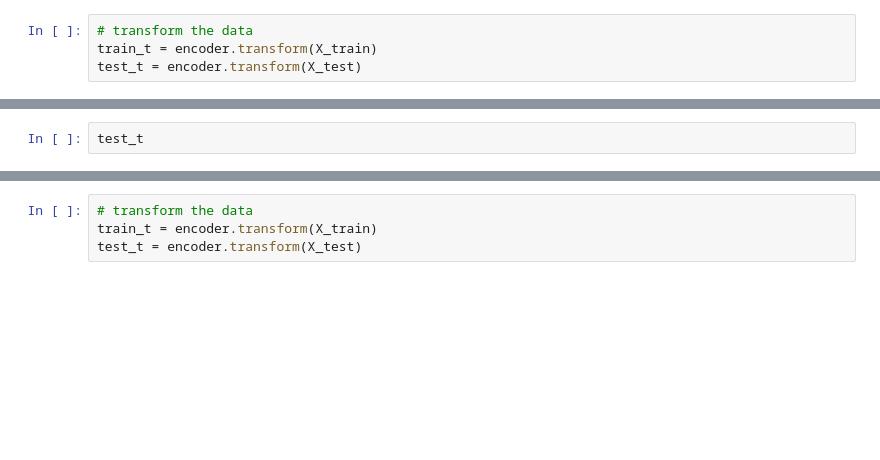
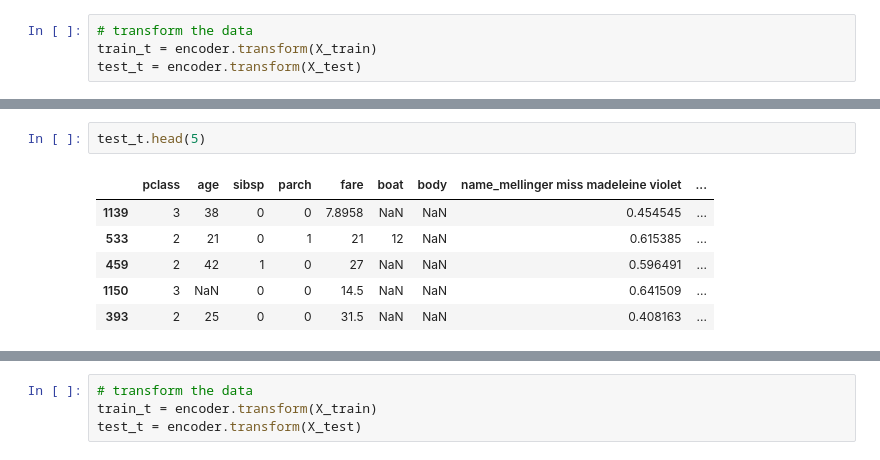
Before and after one commit to feature-engine/feature-engine-examples, a Jupyter notebook: encoding/StringSimilarityEncoder.ipynb, the cells around one changed output, grey strips where cells are left out. Drawn from its saved outputs; the diff is of its cells as text; blank space fills up the shorter version.

```diff
--- a/encoding/StringSimilarityEncoder.ipynb
+++ b/encoding/StringSimilarityEncoder.ipynb
@@ -61,5 +75,12 @@ train_t
 # %%
-test_t
+test_t.head(5)
+# %% [output]
+|  | pclass | age | sibsp | parch | fare | boat | body | name_mellinger miss madeleine violet | ... |
+| 1139 | 3 | 38 | 0 | 0 | 7.8958 | NaN | NaN | 0.454545 | ... |
+| 533 | 2 | 21 | 0 | 1 | 21 | 12 | NaN | 0.615385 | ... |
+| 459 | 2 | 42 | 1 | 0 | 27 | NaN | NaN | 0.596491 | ... |
+| 1150 | 3 | NaN | 0 | 0 | 14.5 | NaN | NaN | 0.641509 | ... |
+| 393 | 2 | 25 | 0 | 0 | 31.5 | NaN | NaN | 0.408163 | ... |
 # %%
 # plot encoded column - ticket
 fig, ax = plt.subplots(2, 1);
```
Also changed, not shown: parts of 20 cells of this notebook.
